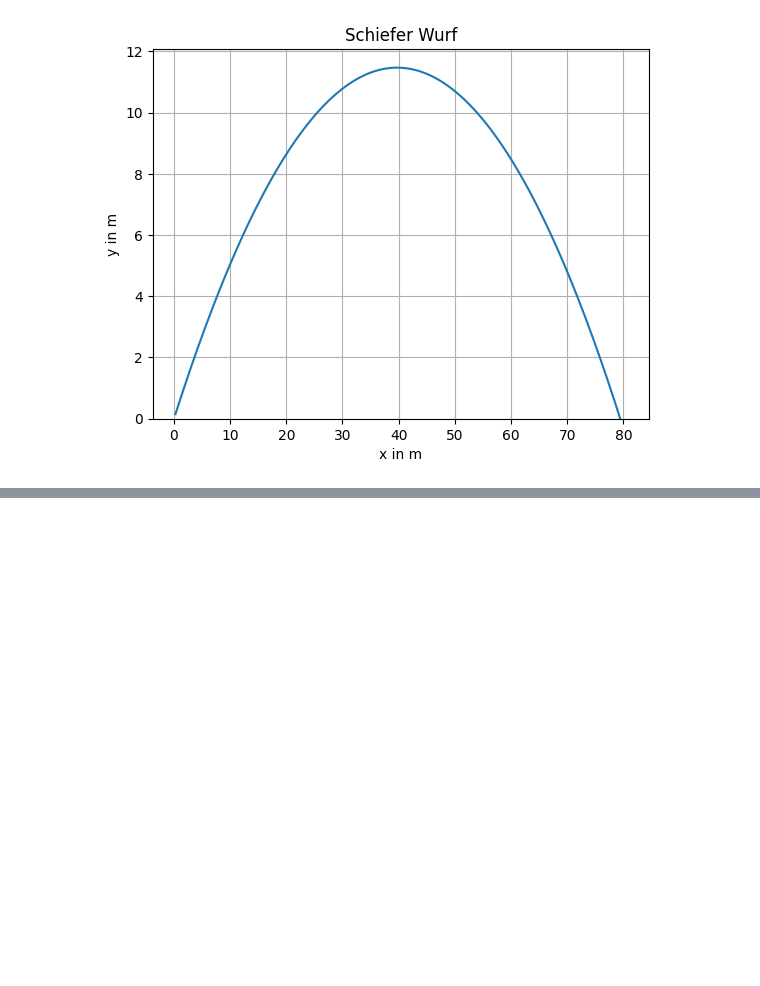
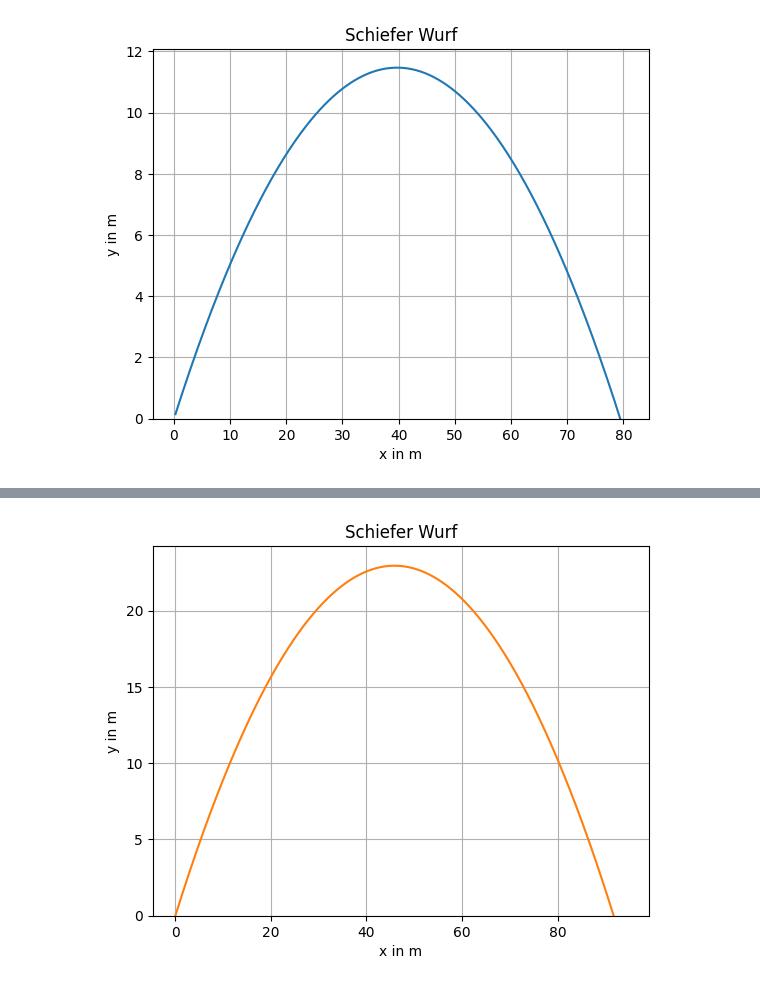
Before and after one commit to Eray-hgs/TG12-3, a Jupyter notebook: Seminarkurs/Waagrechter-Schiefer-Wurf.ipynb, the cells around one changed output, grey strips where cells are left out. Drawn from its saved outputs; the diff is of its cells as text; code cells hidden in the pictures; blank space fills up the shorter version.

```diff
--- a/Seminarkurs/Waagrechter-Schiefer-Wurf.ipynb
+++ b/Seminarkurs/Waagrechter-Schiefer-Wurf.ipynb
@@ -99,0 +150,88 @@ plt.show()
+# %%
+import math
+import numpy as np
+import matplotlib.pyplot as plt
+
+# Schiefer Wurf
+
+g  = 9.81  # Erdbeschleunigung in m/s^2
+v0 = 30  # Anfangsgeschwindigkeit in m/s
+t  = 0  # Zeit in Sekunden
+
+dt = 0.001  # Zeitintervall in Sekunden
+
+h0 = 0  # Anfangshöhe in m
+
+# Komponenten der Geschwindigkeit
+winkel = 30  # Abwurfwinkel in Grad
+vx = v0 * math.cos(math.radians(winkel))
+vy = v0 * math.sin(math.radians(winkel))
+
+# Geschwindigkeits-Zeit-Gesetze
+def vx1(t):
+    return vx
+def vy1(t):
+    return vy - g * t
+
+
+
+# Ort-Zeit-Gesetze
+def x(t):
+    return vx * t
+def y(t):
+    return vy * t - 1/2 * g * t**2
+
+
+
+# Steigzeit
+t_s1 = vy/ g
+
+
+#Steighöhe
+h_s1 = vy**2 / (2 * g)
+
+
+# Fallhöhe
+h_f1 = h0 + h_s1
+
+
+# Fallzeit
+t_f1 = math.sqrt(2 * h_f1 / g)
+
+
+# Wurfweite
+w1 = vx * (t_s1 + t_f1)
+
+
+xListe1 = []
+yListe1 = []
+
+winkel_list = np.arange(0, 91, 5)
+
+for winkel in winkel_list:
+    vx = v0 * math.cos(math.radians(winkel))
+    vy = v0 * math.sin(math.radians(winkel))
+    t = 0
+
+
+
+
+plt.plot(xListe1, yListe1, label="30°")
+plt.plot(xListe2, yListe2, label="45°")
+plt.title("Schiefer Wurf")
+plt.xlabel("x in m")
+plt.ylabel("y in m")
+plt.ylim(bottom=0)
+plt.grid()
+plt.show()
+print("Wurfweite bei 30°: ", w1, "m")
+print("Steighöhe bei 30°: ", h_s1, "m")
+print("Wurfweite bei 45°: ", w2, "m")
+print("Steighöhe bei 45°: ", h_s2, "m")
+
+np.max(yListe1)
+np.max(yListe2)
+print("Maximale Höhe bei 30°: ", np.max(yListe1), "m")
+print("Maximale Höhe bei 45°: ", np.max(yListe2), "m")
+# %% [output]
+[figure, added]
```
Also changed, not shown: parts of 5 cells of this notebook.
